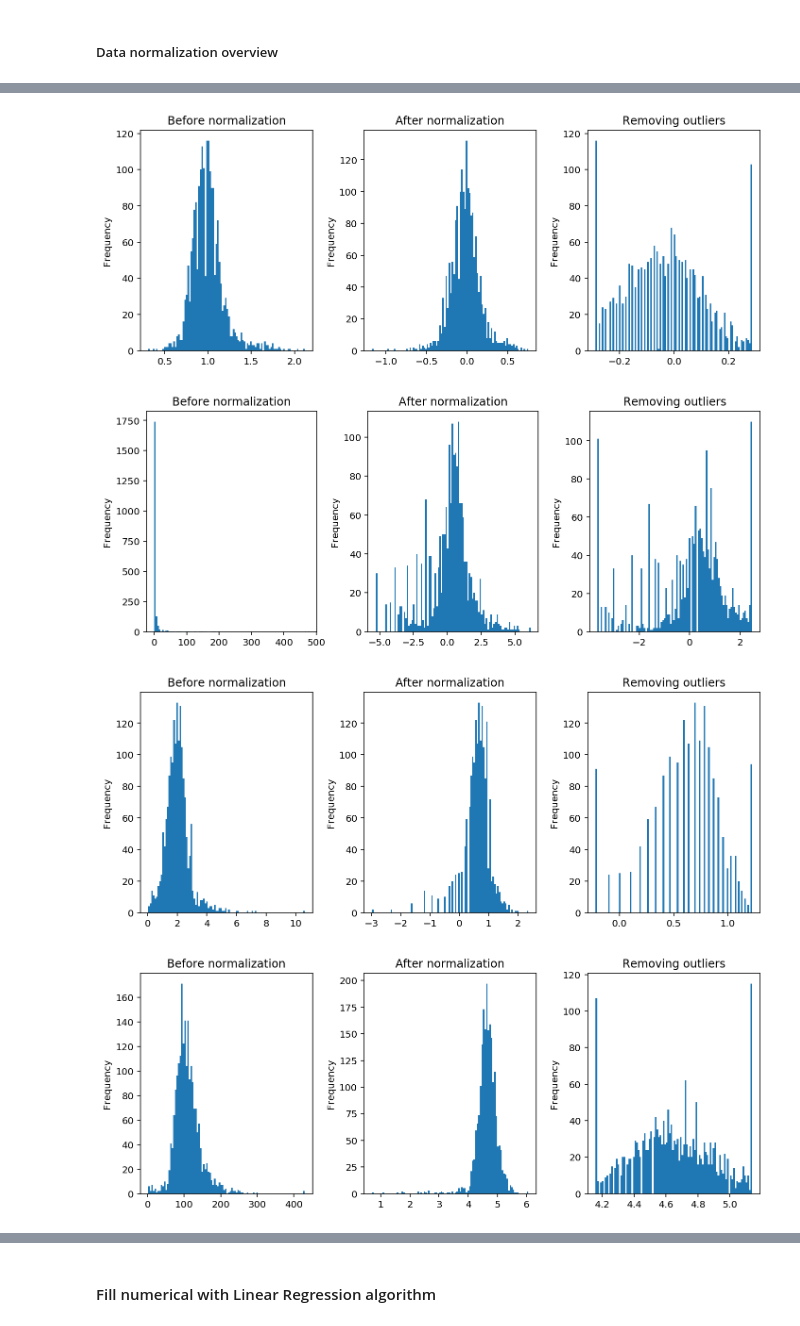
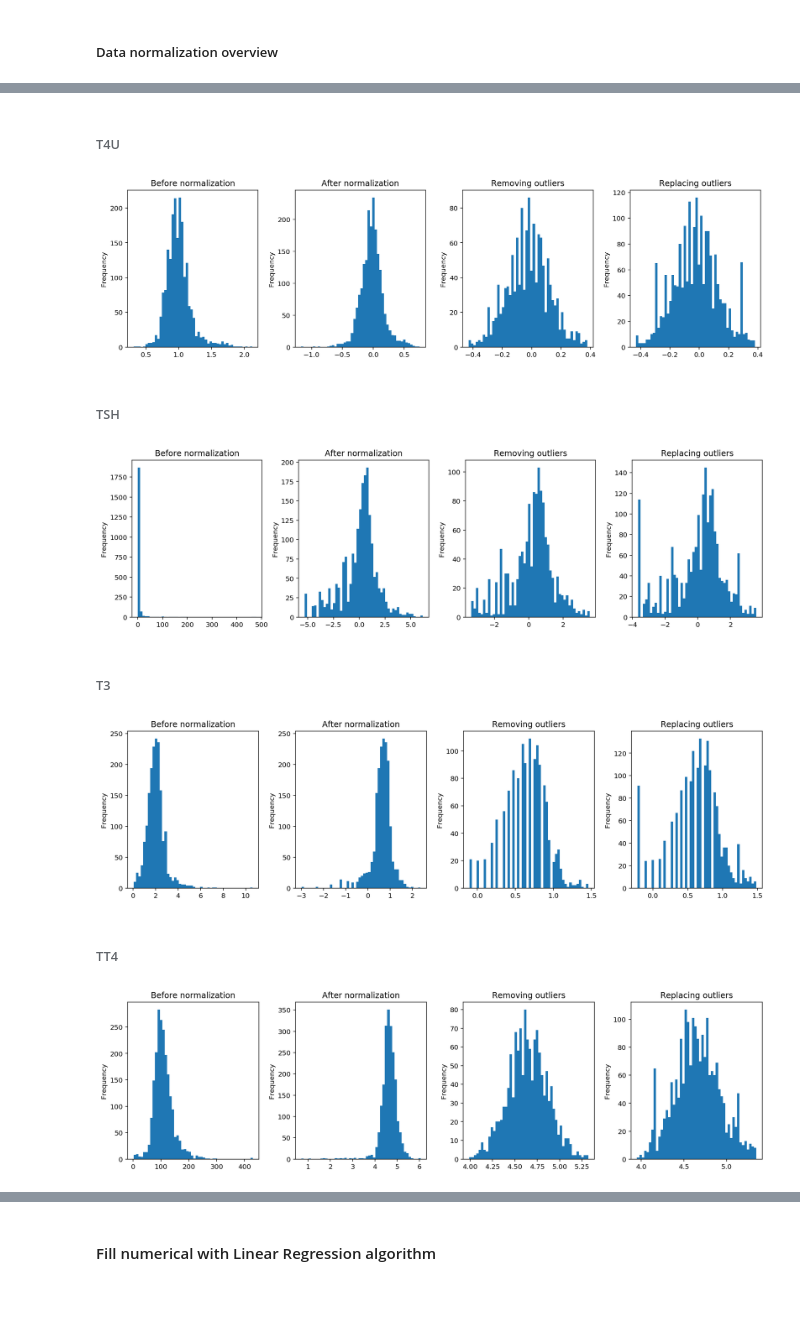
Before and after one commit to pmacinec/iau-project, a Jupyter notebook: macinec_janik_project1_preprocessing.ipynb, the cells around one changed output, grey strips where cells are left out. Saved outputs shown, nothing was run; the diff lists cells and outputs as text; code cells hidden in the pictures; blank space fills up the shorter version.

Commit message:
Add finishing normalization and captions to normalization section

```diff
--- a/macinec_janik_project1_preprocessing.ipynb
+++ b/macinec_janik_project1_preprocessing.ipynb
@@ -23,24 +93,6 @@ Definition of additional functions for visualization of changes in preprocessing
 # %%
-def data_normalization_compare(before, normalized, removed_outliers):
-    """Function to compare data before normalization, after normalization and after removing outliers."""
-    plt.rcParams['figure.figsize'] = (10, 4)
-
-    plt.subplot(1, 3, 1)
-    before.plot(kind='hist', bins=100)
-    plt.title('Before normalization')
-
-    plt.subplot(1, 3, 2)
-    normalized.plot(kind='hist', bins=100)
-    plt.title('After normalization')
-
-    plt.subplot(1, 3, 3)
-    removed_outliers.plot(kind='hist', bins=100)
-    plt.title('Removing outliers')
-
-    plt.tight_layout()
-
 def compare_filling(before, aggregation, model):
-    """Function to compare data before filling, after filling using aggregation and using model."""
+    """Function to compare numerical data before filling, after filling using aggregation and using model."""
     plt.rcParams['figure.figsize'] = (10, 4)
 
     plt.subplot(1, 3, 1)
@@ -334,5 +435,5 @@ class MeasuredValuesFixer(TransformerMixin):
             if len(df_copy[df_copy[str(column) + ' measured'].isnull() & ~df_copy[column].isnull()]):
                     df_copy.loc[df_copy[str(column) + ' measured'].isnull() & ~df_copy[column].isnull(), str(column) + ' measured'] = True
             if len(df_copy[df_copy[str(column) +' measured'].isnull() & df_copy[column].isnull()]):
-                    df_copy.loc[df_copy[str(column) + ' measured'].isnull() & ~df_copy[column].isnull(), str(column) + ' measured'] = False
+                    df_copy.loc[df_copy[str(column) + ' measured'].isnull() & df_copy[column].isnull(), str(column) + ' measured'] = False
         return df_copy
@@ -547,12 +729,21 @@ class OutliersRemover(TransformerMixin):
 # %%
+# data normalization
 normalize_ppl = Pipeline([
-                ('norm_T4U', Normalizer(['T4U', 'T3', 'TSH', 'TT4', 'FTI', 'age']))
+                ('norm_numerical', Normalizer(['T4U', 'T3', 'TSH', 'TT4', 'FTI', 'age']))
               ])
+
+# removing outliers
 outliers_ppl = Pipeline([
-                ('rmout_T4U', OutliersRemover(['T4U', 'T3', 'TSH', 'TT4', 'FTI', 'age']))
+                ('rmout_numerical', OutliersRemover(['T4U', 'T3', 'TSH', 'TT4', 'FTI', 'age']))
               ])
+
+# replacing outliers
+outliers_repl_ppl = Pipeline([
+                        ('reout_numerical', OutliersReplacer(['T4U', 'T3', 'TSH', 'TT4', 'FTI', 'age']))
+                    ])
 # %%
 only_normalized = normalize_ppl.fit_transform(repaired)
-normalized = outliers_ppl.fit_transform(only_normalized)
+normalized_replaced = outliers_repl_ppl.fit_transform(only_normalized)
+normalized_removed = outliers_ppl.fit_transform(only_normalized)
 # %% [markdown]
 ##### Data normalization overview
@@ -559,16 +761,24 @@ normalized = outliers_ppl.fit_transform(only_normalized)
+# %% [markdown]
+###### T4U
 # %%
-data_normalization_compare(repaired['T4U'], only_normalized['T4U'], normalized['T4U'])
+data_normalization_compare(repaired['T4U'], only_normalized['T4U'], normalized_removed['T4U'], normalized_replaced['T4U'])
 # %% [output]
-[figure, old version]
+[figure, new version]
+# %% [markdown]
+###### TSH
 # %%
-data_normalization_compare(repaired['TSH'], only_normalized['TSH'], normalized['TSH'])
+data_normalization_compare(repaired['TSH'], only_normalized['TSH'], normalized_removed['TSH'], normalized_replaced['TSH'])
 # %% [output]
-[figure, old version]
+[figure, new version]
+# %% [markdown]
+###### T3
 # %%
-data_normalization_compare(repaired['T3'], only_normalized['T3'], normalized['T3'])
+data_normalization_compare(repaired['T3'], only_normalized['T3'], normalized_removed['T3'], normalized_replaced['T3'])
 # %% [output]
-[figure, old version]
+[figure, new version]
+# %% [markdown]
+###### TT4
 # %%
-data_normalization_compare(repaired['TT4'], only_normalized['TT4'], normalized['TT4'])
+data_normalization_compare(repaired['TT4'], only_normalized['TT4'], normalized_removed['TT4'], normalized_replaced['TT4'])
 # %% [output]
-[figure, old version]
+[figure, new version]
```
Also changed, not shown: parts of 98 cells of this notebook, 1 other file.
